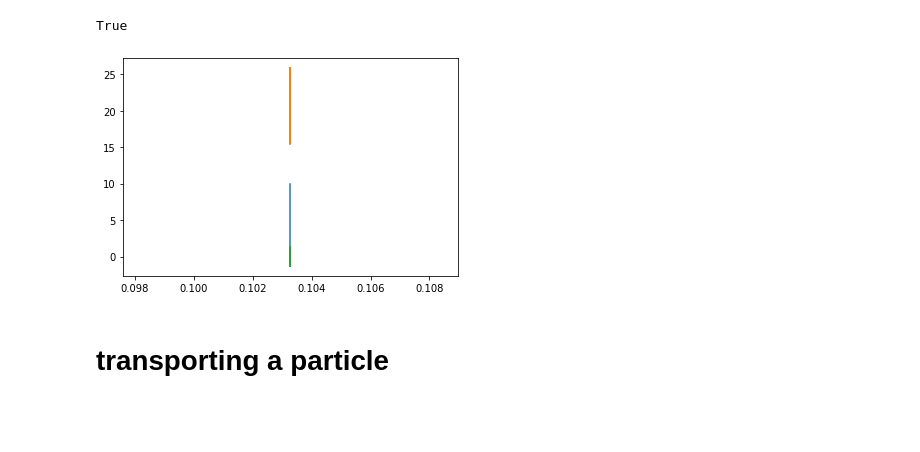
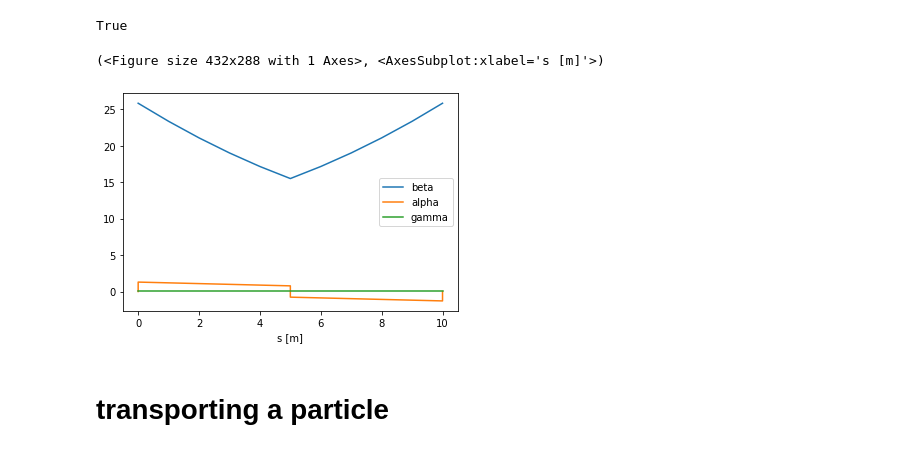
Before and after one commit to loiccoyle/pyaccelerator, a Jupyter notebook: noteboooks/lattice.ipynb, the cells around one changed output. Saved outputs shown, nothing was run; the diff lists cells and outputs as text; code cells hidden in the pictures; blank space fills up the shorter version.

```diff
--- a/noteboooks/lattice.ipynb
+++ b/noteboooks/lattice.ipynb
@@ -88,4 +111,4 @@ Lattice([QuadrupoleThin(f=10, name='quadrupole_thin_0'), Drift(l=1.0, name='drif
 # %% [markdown]
 ### twiss parameters along the FODO
 # %%
-beta, alpha, gamma, s = fodo.slice(Drift, 5).transport(twiss=twiss_sol)
+twiss = fodo.slice(Drift, 5).twiss()
@@ -104,11 +145,10 @@ np.allclose(gamma[0], gamma[-1])
 # %% [output]
 True
-# %%
-plt.plot(s, beta)
-plt.plot(s, alpha)
-plt.plot(s, gamma);
-# %% [output]
-[figure, removed]
+# %%
+twiss.plot()
+# %% [output]
+(<Figure size 432x288 with 1 Axes>, <AxesSubplot:xlabel='s [m]'>)
+[figure, added]
 # %% [markdown]
 # transporting a particle
 # %%
```
Also changed, not shown: parts of 45 cells of this notebook, 32 other files.
